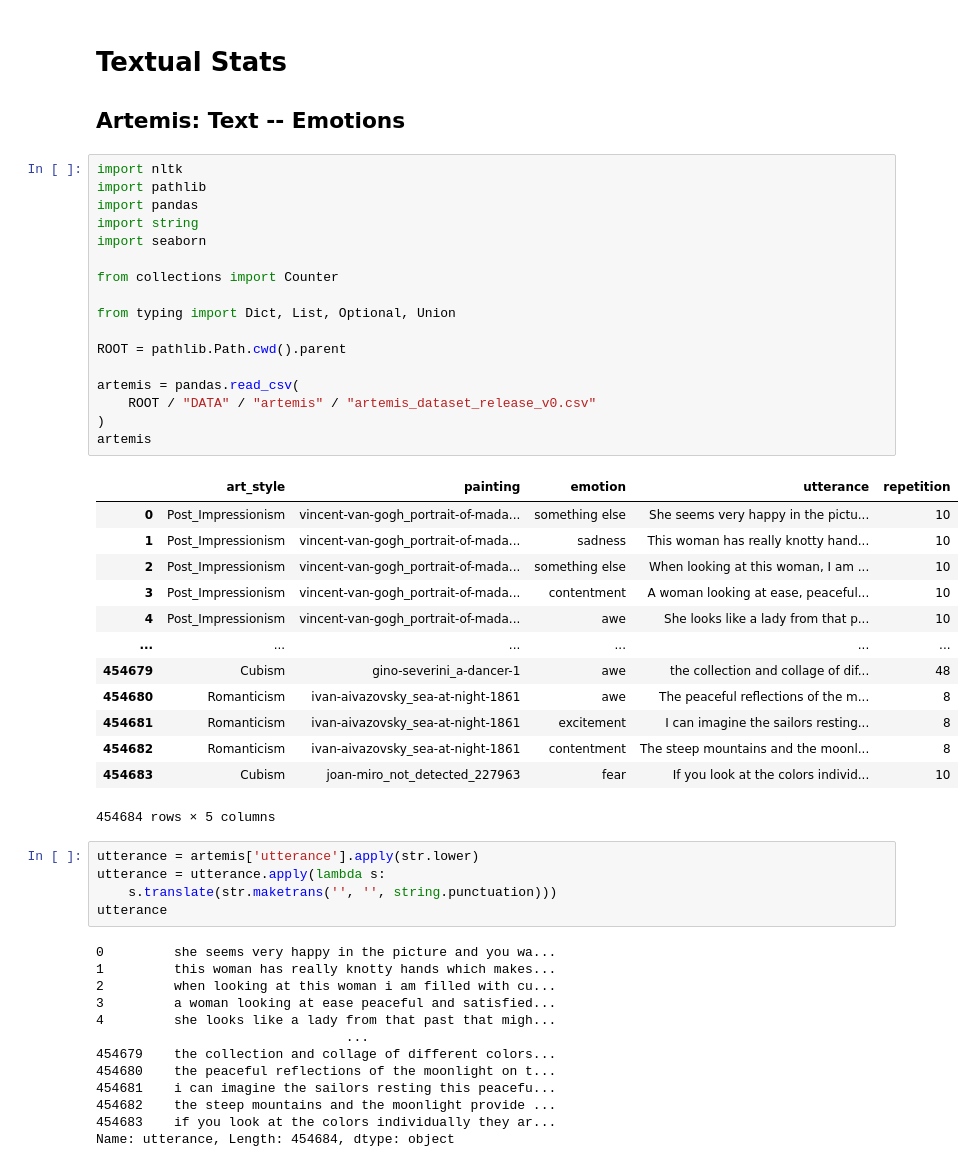
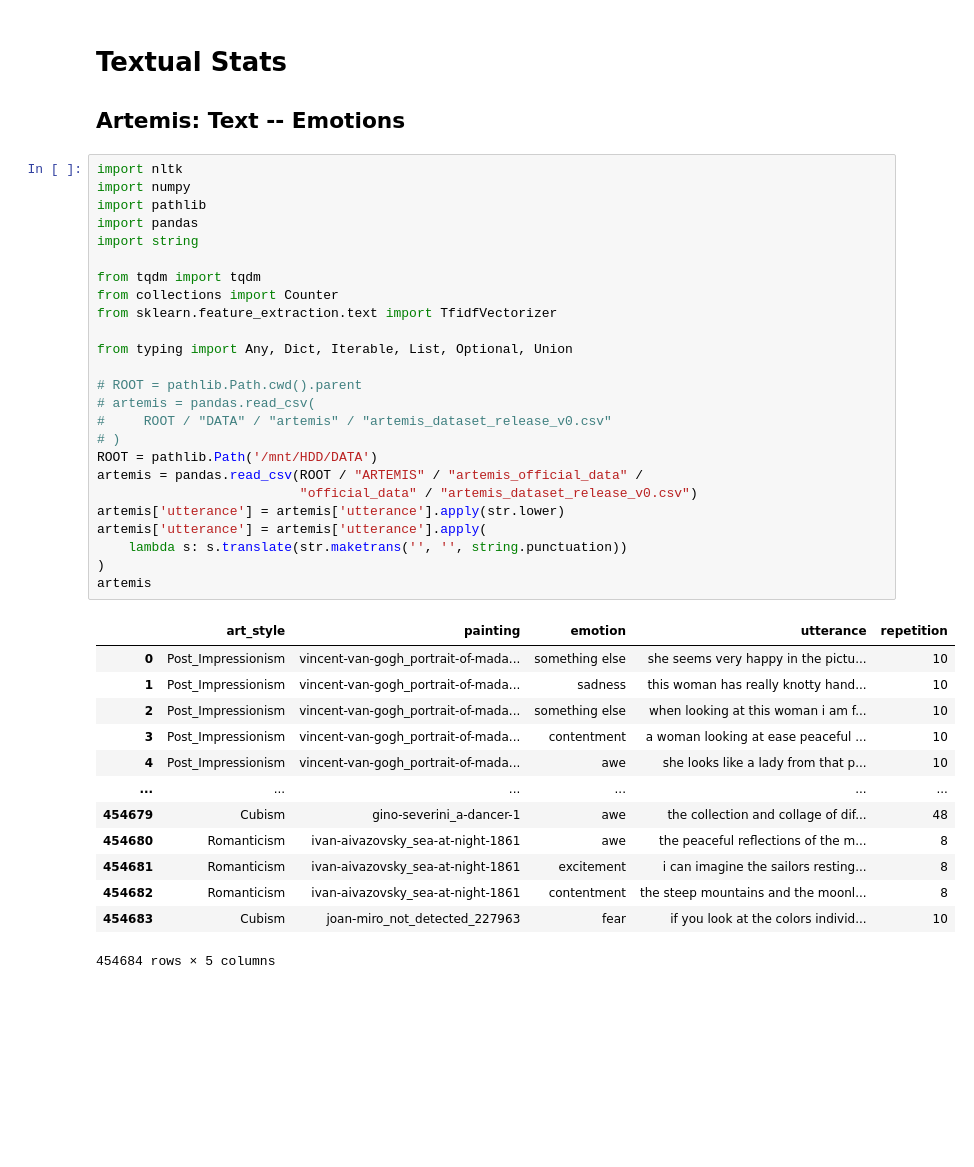
Before and after one commit to ricardokleinklein/EmotionalArt, a Jupyter notebook: Textual_stats.ipynb, the cells around one changed output. Saved outputs shown, nothing was run; the diff lists cells and outputs as text; blank space fills up the shorter version.

```diff
--- a/Textual_stats.ipynb
+++ b/Textual_stats.ipynb
@@ -4,50 +4,40 @@
 ## Artemis: Text -- Emotions
 # %%
 import nltk
+import numpy
 import pathlib
 import pandas
 import string
-import seaborn
 
+from tqdm import tqdm
 from collections import Counter
+from sklearn.feature_extraction.text import TfidfVectorizer
 
-from typing import Dict, List, Optional, Union
+from typing import Any, Dict, Iterable, List, Optional, Union
 
-ROOT = pathlib.Path.cwd().parent
-
-artemis = pandas.read_csv(
-    ROOT / "DATA" / "artemis" / "artemis_dataset_release_v0.csv"
+# ROOT = pathlib.Path.cwd().parent
+# artemis = pandas.read_csv(
+#     ROOT / "DATA" / "artemis" / "artemis_dataset_release_v0.csv"
+# )
+ROOT = pathlib.Path('/mnt/HDD/DATA')
+artemis = pandas.read_csv(ROOT / "ARTEMIS" / "artemis_official_data" /
+                          "official_data" / "artemis_dataset_release_v0.csv")
+artemis['utterance'] = artemis['utterance'].apply(str.lower)
+artemis['utterance'] = artemis['utterance'].apply(
+    lambda s: s.translate(str.maketrans('', '', string.punctuation))
 )
 artemis
 # %% [output]
 |  | art_style | painting | emotion | utterance | repetition |
-| 0 | Post_Impressionism | vincent-van-gogh_portrait-of-mada... | something else | She seems very happy in the pictu... | 10 |
-| 1 | Post_Impressionism | vincent-van-gogh_portrait-of-mada... | sadness | This woman has really knotty hand... | 10 |
-| 2 | Post_Impressionism | vincent-van-gogh_portrait-of-mada... | something else | When looking at this woman, I am ... | 10 |
-| 3 | Post_Impressionism | vincent-van-gogh_portrait-of-mada... | contentment | A woman looking at ease, peaceful... | 10 |
-| 4 | Post_Impressionism | vincent-van-gogh_portrait-of-mada... | awe | She looks like a lady from that p... | 10 |
+| 0 | Post_Impressionism | vincent-van-gogh_portrait-of-mada... | something else | she seems very happy in the pictu... | 10 |
+| 1 | Post_Impressionism | vincent-van-gogh_portrait-of-mada... | sadness | this woman has really knotty hand... | 10 |
+| 2 | Post_Impressionism | vincent-van-gogh_portrait-of-mada... | something else | when looking at this woman i am f... | 10 |
+| 3 | Post_Impressionism | vincent-van-gogh_portrait-of-mada... | contentment | a woman looking at ease peaceful ... | 10 |
+| 4 | Post_Impressionism | vincent-van-gogh_portrait-of-mada... | awe | she looks like a lady from that p... | 10 |
 | ... | ... | ... | ... | ... | ... |
 | 454679 | Cubism | gino-severini_a-dancer-1 | awe | the collection and collage of dif... | 48 |
-| 454680 | Romanticism | ivan-aivazovsky_sea-at-night-1861 | awe | The peaceful reflections of the m... | 8 |
-| 454681 | Romanticism | ivan-aivazovsky_sea-at-night-1861 | excitement | I can imagine the sailors resting... | 8 |
-| 454682 | Romanticism | ivan-aivazovsky_sea-at-night-1861 | contentment | The steep mountains and the moonl... | 8 |
-| 454683 | Cubism | joan-miro_not_detected_227963 | fear | If you look at the colors individ... | 10 |
+| 454680 | Romanticism | ivan-aivazovsky_sea-at-night-1861 | awe | the peaceful reflections of the m... | 8 |
+| 454681 | Romanticism | ivan-aivazovsky_sea-at-night-1861 | excitement | i can imagine the sailors resting... | 8 |
+| 454682 | Romanticism | ivan-aivazovsky_sea-at-night-1861 | contentment | the steep mountains and the moonl... | 8 |
+| 454683 | Cubism | joan-miro_not_detected_227963 | fear | if you look at the colors individ... | 10 |
 454684 rows × 5 columns
-# %%
-utterance = artemis['utterance'].apply(str.lower)
-utterance = utterance.apply(lambda s:
-    s.translate(str.maketrans('', '', string.punctuation)))
-utterance
-# %% [output]
-0         she seems very happy in the picture and you wa...
-1         this woman has really knotty hands which makes...
-2         when looking at this woman i am filled with cu...
-3         a woman looking at ease peaceful and satisfied...
-4         she looks like a lady from that past that migh...
-                                ...
-454679    the collection and collage of different colors...
-454680    the peaceful reflections of the moonlight on t...
-454681    i can imagine the sailors resting this peacefu...
-454682    the steep mountains and the moonlight provide ...
-454683    if you look at the colors individually they ar...
-Name: utterance, Length: 454684, dtype: object
```
Also changed, not shown: parts of 19 cells of this notebook, 3 other files.
